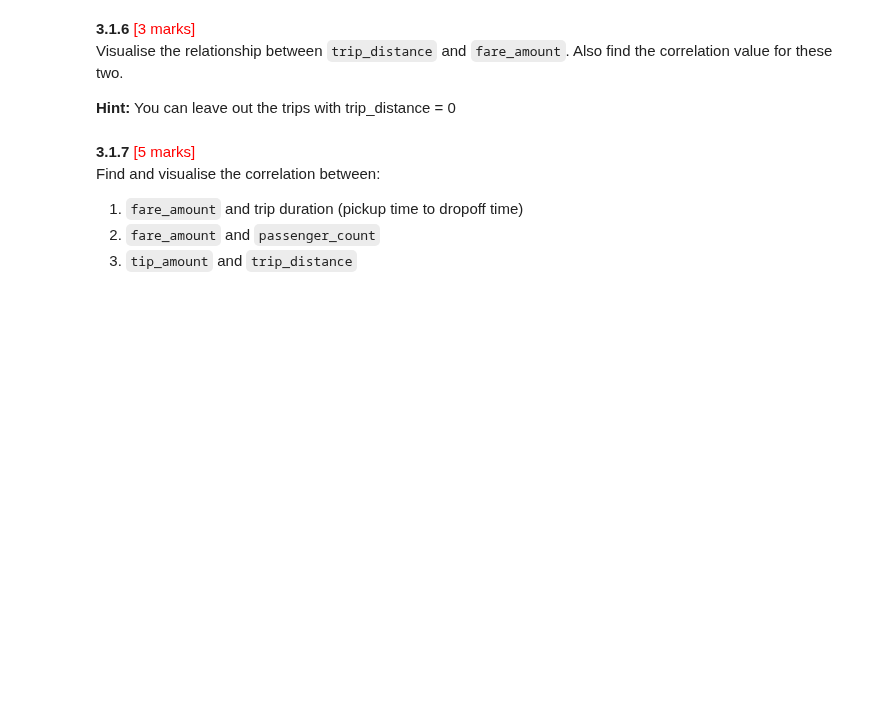
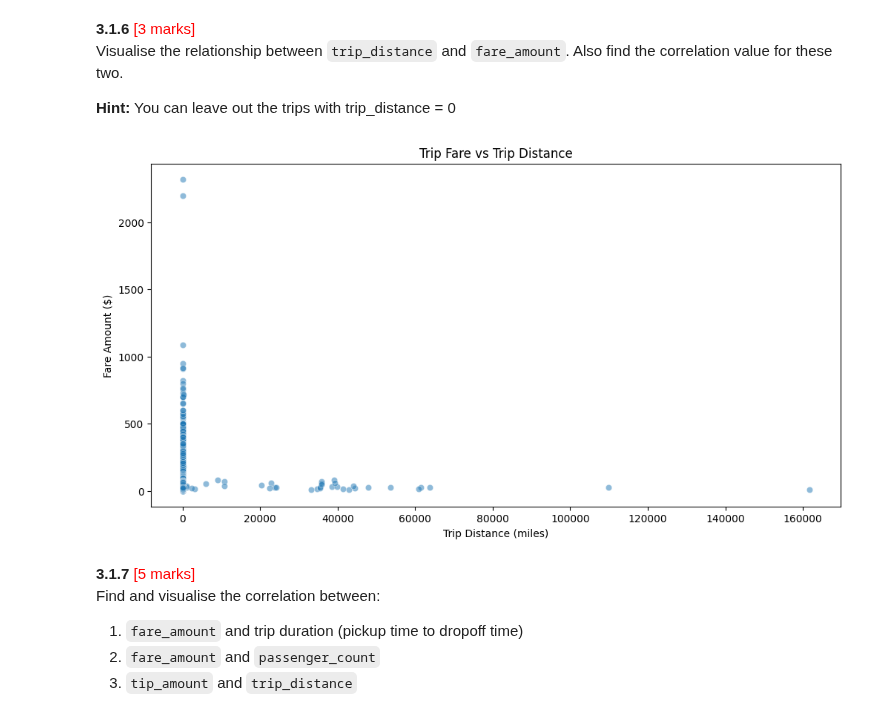
Before and after one commit to TalJa1/dc_practice, a Jupyter notebook: EDA_assignment/EDA_Assg_NYC_Taxi_Starter.ipynb, the cells around one changed output. Cells and saved outputs as stored; diff of their text form; code cells hidden in the pictures; blank space fills up the shorter version.

```diff
--- a/EDA_assignment/EDA_Assg_NYC_Taxi_Starter.ipynb
+++ b/EDA_assignment/EDA_Assg_NYC_Taxi_Starter.ipynb
@@ -699,3 +718,16 @@ Visualise the relationship between `trip_distance` and `fare_amount`. Also find
+# %%
+# Show how trip fare is affected by distance
+# leave out the trips with distance = 0
+df_non_zero = df_non_zero[df_non_zero['trip_distance'] > 0]
+# Create a scatter plot of fare_amount vs trip_distance
+plt.figure(figsize=(12, 6))
+sns.scatterplot(data=df_non_zero, x='trip_distance', y='fare_amount', alpha=0.5)
+plt.title('Trip Fare vs Trip Distance')
+plt.xlabel('Trip Distance (miles)')
+plt.ylabel('Fare Amount ($)')
+plt.show()
+# %% [output]
+[figure, added]
 # %% [markdown]
 **3.1.7** <font color = red>[5 marks]</font> <br>
 Find and visualise the correlation between:
```
Also changed, not shown: parts of 11 cells of this notebook.
